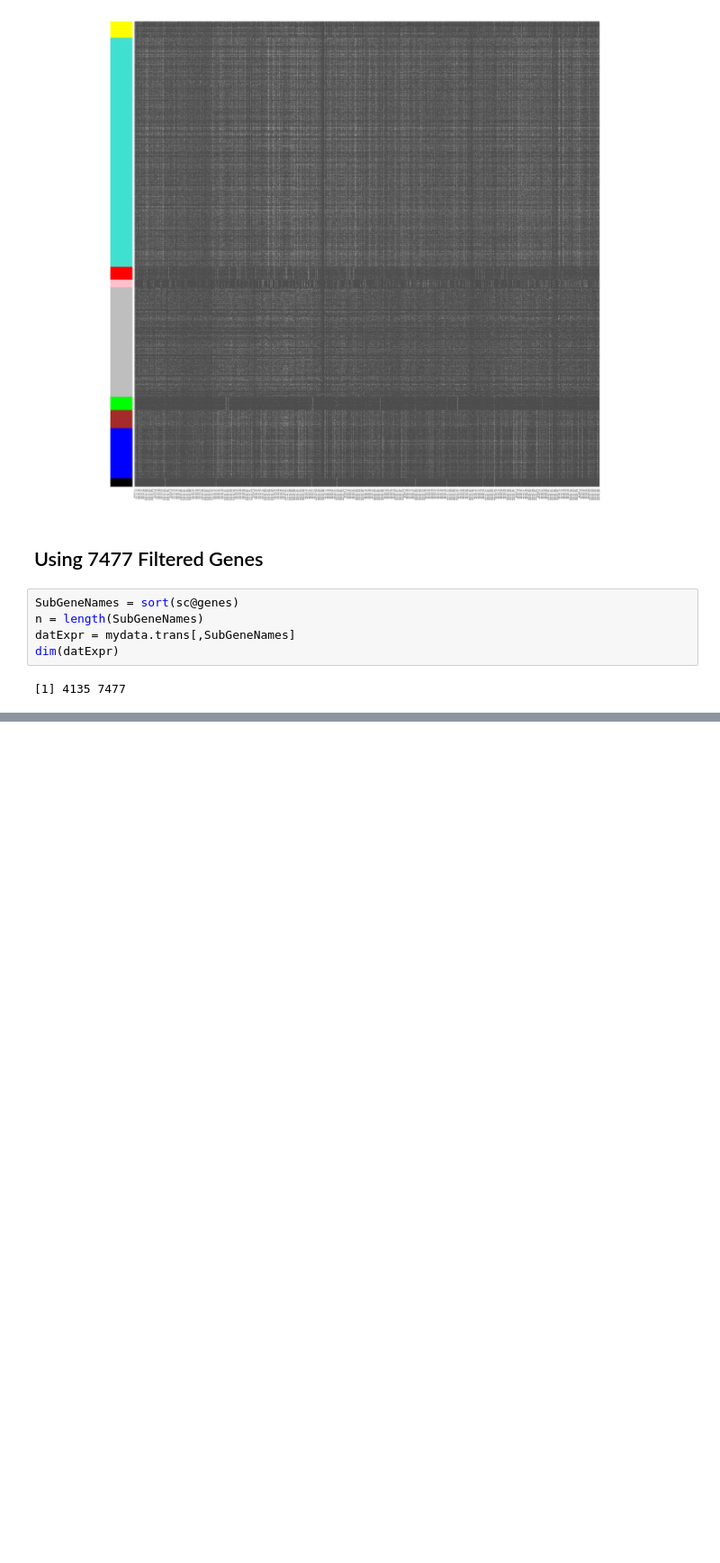
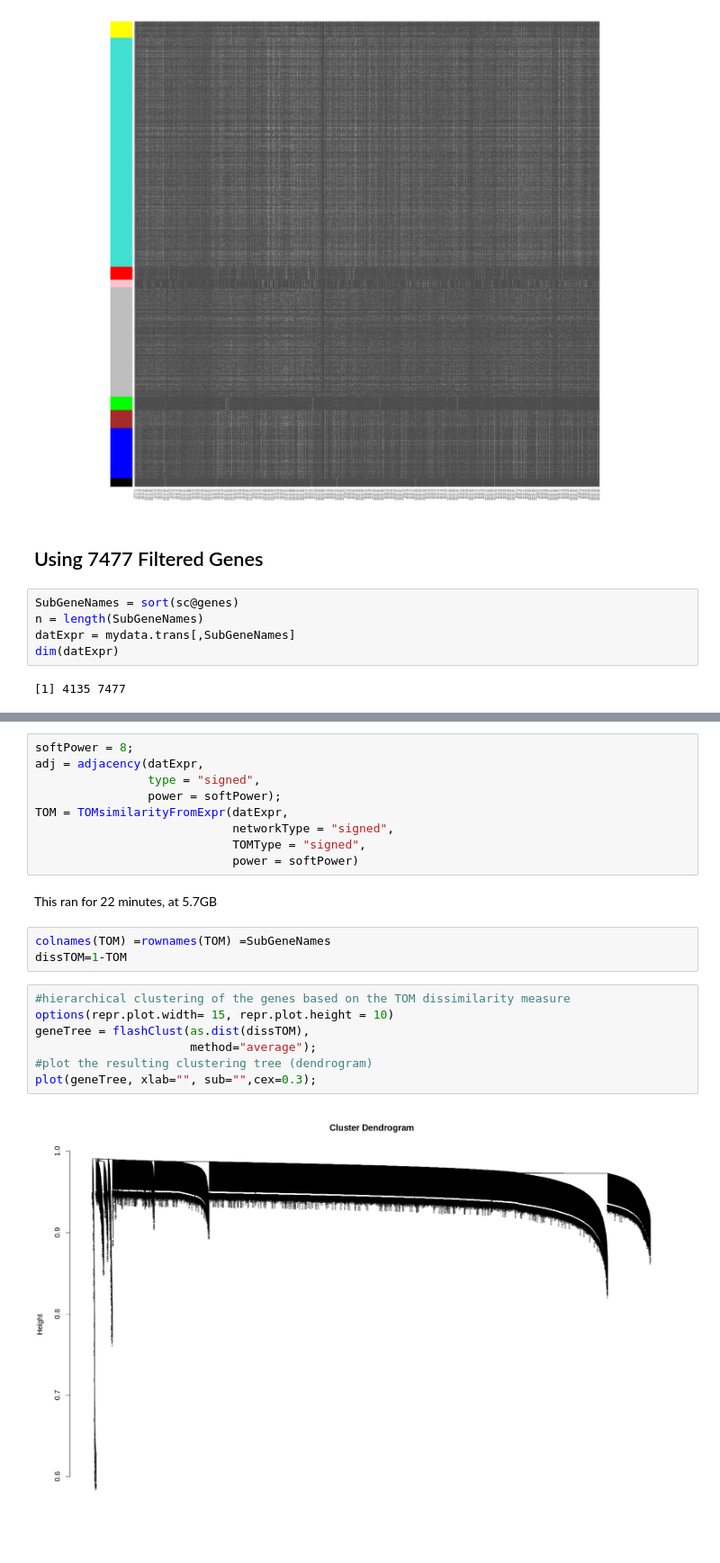
Before and after one commit to mtekman/scRNA_2020_salas, a Jupyter notebook: 4_wgcna.ipynb, the cells around one changed output, grey strips where cells are left out. Shown at 90% size. Saved outputs shown, nothing was run; the diff lists cells and outputs as text; blank space fills up the shorter version.

```diff
--- a/4_wgcna.ipynb
+++ b/4_wgcna.ipynb
@@ -284,0 +326,23 @@ sft = pickSoftThreshold(datExpr,
+# %%
+softPower = 8;
+adj = adjacency(datExpr,
+                type = "signed",
+                power = softPower);
+TOM = TOMsimilarityFromExpr(datExpr,
+                            networkType = "signed",
+                            TOMType = "signed",
+                            power = softPower)
+# %% [markdown]
+This ran for 22 minutes, at 5.7GB
+# %%
+colnames(TOM) =rownames(TOM) =SubGeneNames
+dissTOM=1-TOM
+# %%
+#hierarchical clustering of the genes based on the TOM dissimilarity measure
+options(repr.plot.width= 15, repr.plot.height = 10)
+geneTree = flashClust(as.dist(dissTOM),
+                      method="average");
+#plot the resulting clustering tree (dendrogram)
+plot(geneTree, xlab="", sub="",cex=0.3);
+# %% [output]
+[figure, added]
```
Also changed, not shown: parts of 13 cells of this notebook, 7 other files.
